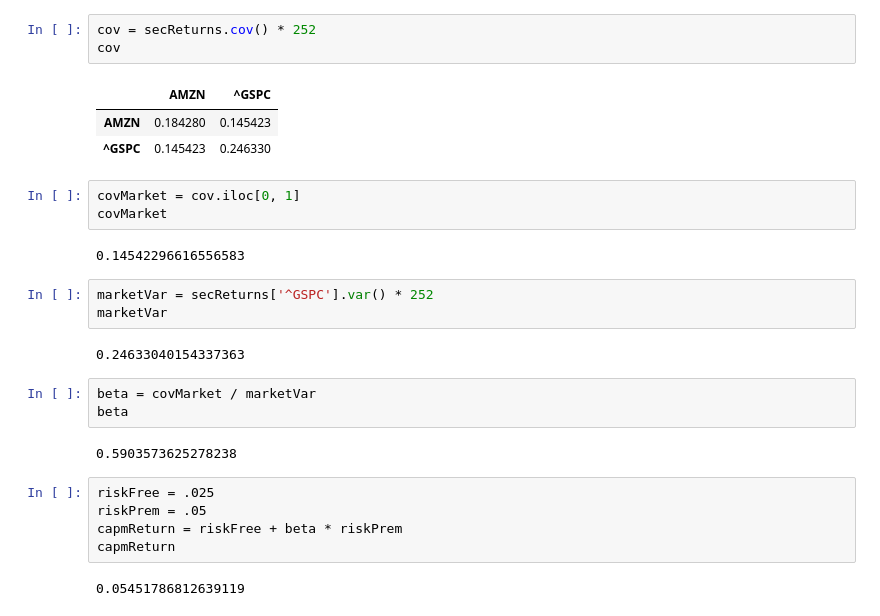
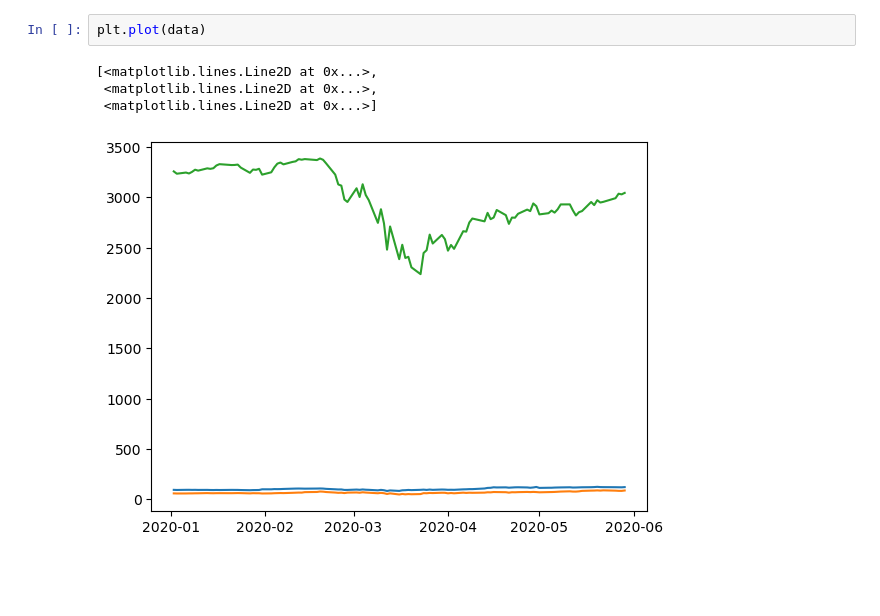
Before and after one commit to teadr1nker/finan, a Jupyter notebook: t3/file2.ipynb, the cells around one changed output. Saved outputs shown, nothing was run; the diff lists cells and outputs as text; blank space fills up the shorter version.

```diff
--- a/t3/file2.ipynb
+++ b/t3/file2.ipynb
@@ -42,29 +25,7 @@ secReturns
-# %%
-cov = secReturns.cov() * 252
-cov
-# %% [output]
-|  | AMZN | ^GSPC |
-| AMZN | 0.184280 | 0.145423 |
-| ^GSPC | 0.145423 | 0.246330 |
-# %%
-covMarket = cov.iloc[0, 1]
-covMarket
-# %% [output]
-0.14542296616556583
-# %%
-marketVar = secReturns['^GSPC'].var() * 252
-marketVar
-# %% [output]
-0.24633040154337363
-# %%
-beta = covMarket / marketVar
-beta
-# %% [output]
-0.5903573625278238
-# %%
-riskFree = .025
-riskPrem = .05
-capmReturn = riskFree + beta * riskPrem
-capmReturn
-# %% [output]
-0.05451786812639119
+# %%
+plt.plot(data)
+# %% [output]
+[<matplotlib.lines.Line2D at 0x...>,
+ <matplotlib.lines.Line2D at 0x...>,
+ <matplotlib.lines.Line2D at 0x...>]
+[figure, added]
```
Also changed, not shown: parts of 6 cells of this notebook, 2 other files.
